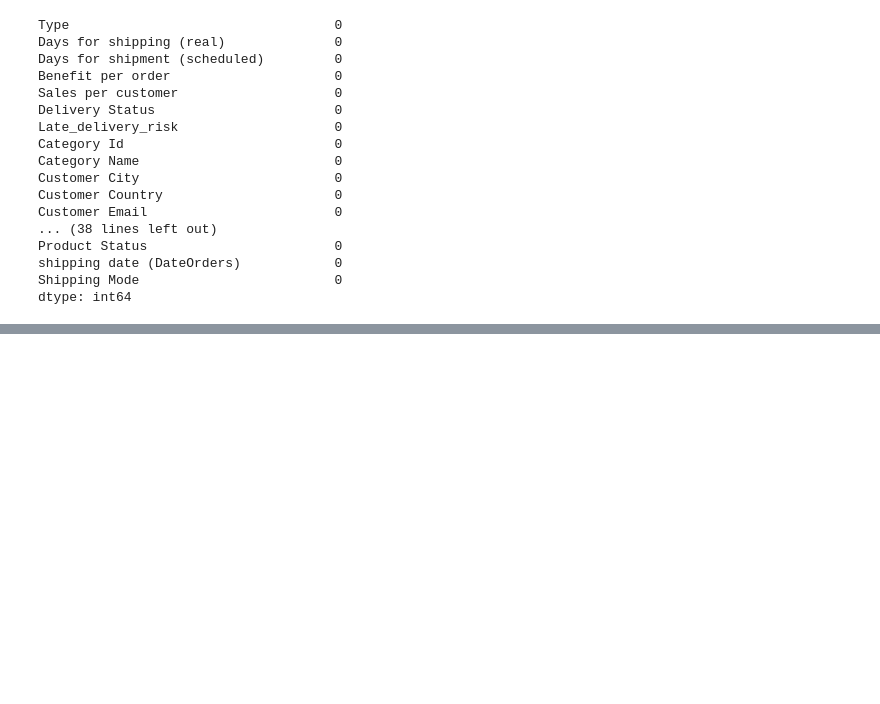
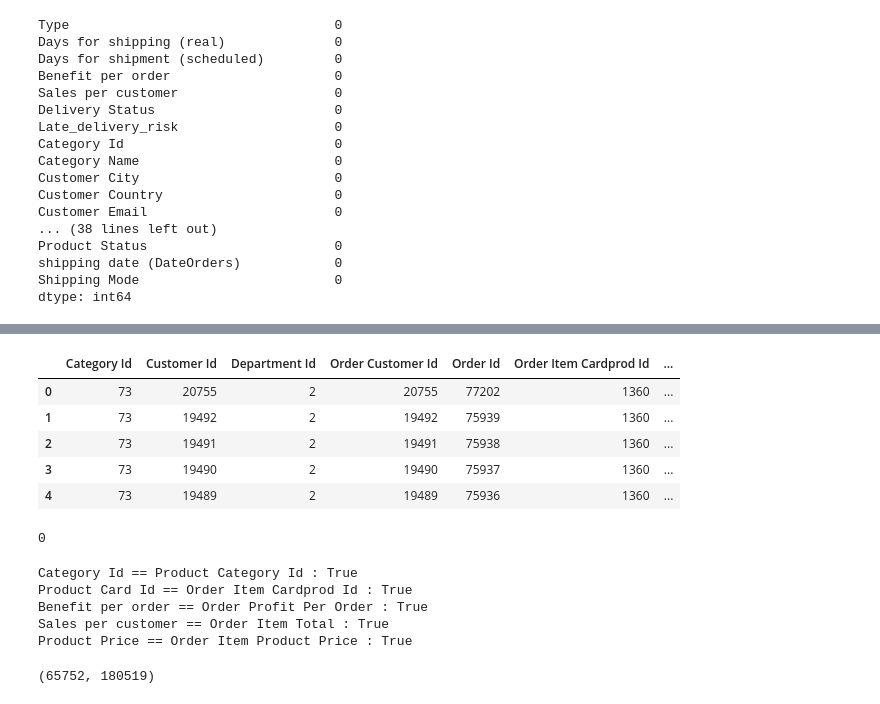
Before and after one commit to RithikDatascientist/works, a Jupyter notebook: learnings/logisitic_supply_chain/EDA_supply_chain.ipynb, the cells around one changed output, grey strips where cells are left out. Drawn from its saved outputs; the diff is of its cells as text; code cells hidden in the pictures; blank space fills up the shorter version.

```diff
--- a/learnings/logisitic_supply_chain/EDA_supply_chain.ipynb
+++ b/learnings/logisitic_supply_chain/EDA_supply_chain.ipynb
@@ -86,3 +86,10 @@ df.describe(include='all').T
 | Product Status | 180519.0 | NaN | NaN | NaN | 0.0 | 0.0 | 0.0 | 0.0 | 0.0 | 0.0 | 0.0 |
 | shipping date (DateOrders) | 180519 | 63701 | 1/5/2016 5:58 | 10 | NaN | NaN | NaN | NaN | NaN | NaN | NaN |
 | Shipping Mode | 180519 | 4 | Standard Class | 107752 | NaN | NaN | NaN | NaN | NaN | NaN | NaN |
+# %%
+columns = df.columns
+id_named_columns = []
+for  col in columns:
+    if "Id" in col :
+        id_named_columns.append(col)
+id_named_columns
@@ -88,0 +106,36 @@ df.describe(include='all').T
+# %%
+id_named_columns_df = df[id_named_columns]
+id_named_columns_df.head()
+# %% [output]
+|  | Category Id | Customer Id | Department Id | Order Customer Id | Order Id | Order Item Cardprod Id | ... |
+| 0 | 73 | 20755 | 2 | 20755 | 77202 | 1360 | ... |
+| 1 | 73 | 19492 | 2 | 19492 | 75939 | 1360 | ... |
+| 2 | 73 | 19491 | 2 | 19491 | 75938 | 1360 | ... |
+| 3 | 73 | 19490 | 2 | 19490 | 75937 | 1360 | ... |
+| 4 | 73 | 19489 | 2 | 19489 | 75936 | 1360 | ... |
+# %%
+sum((id_named_columns_df["Customer Id"].values) != (id_named_columns_df["Order Customer Id"].values))
+# %% [output]
+0
+# %%
+pairs = [
+    ("Category Id", "Product Category Id"),
+    ("Product Card Id", "Order Item Cardprod Id"),
+    ("Benefit per order", "Order Profit Per Order"),
+    ("Sales per customer", "Order Item Total"),
+    ("Product Price", "Order Item Product Price"),
+]
+drop = []
+for c1, c2 in pairs:
+    print(f"{c1} == {c2} :", (df[c1] == df[c2]).all())
+    drop.append(c2)
+# %% [output]
+Category Id == Product Category Id : True
+Product Card Id == Order Item Cardprod Id : True
+Benefit per order == Order Profit Per Order : True
+Sales per customer == Order Item Total : True
+Product Price == Order Item Product Price : True
+# %%
+df["Order Id"].nunique(), len(df)
+# %% [output]
+(65752, 180519)
```
Also changed, not shown: parts of 3 cells of this notebook.
